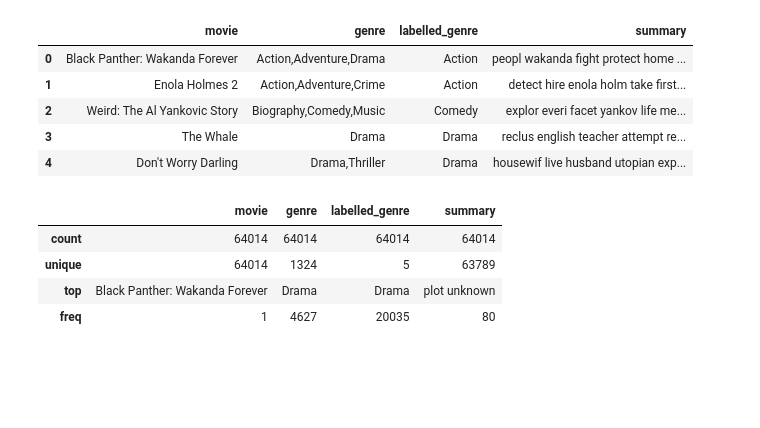
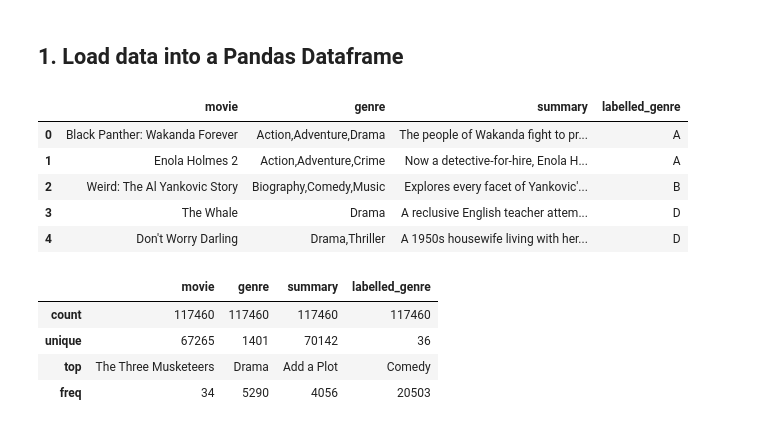
Before and after one commit to OrionStar25/CS5242-Final-Project, a Jupyter notebook: data_visualization.ipynb, the cells around one changed output. Cells and saved outputs as stored; diff of their text form; code cells hidden in the pictures; blank space fills up the shorter version.

Commit message:
Create final notebook for data_visualization

```diff
--- a/data_visualization.ipynb
+++ b/data_visualization.ipynb
@@ -12,22 +19,24 @@ from tqdm import tqdm
+# %% [markdown]
+## 1. Load data into a Pandas Dataframe
 # %%
 # from google.colab import drive
 # drive.mount('/content/drive')
 # %%
-file_path= 'data/cleaned_imdb.csv'
+file_path= 'data/collected_imdb.csv'
 movies = pd.read_csv(file_path, index_col=0)
 movies.head()
 # %% [output]
-|  | movie | genre | labelled_genre | summary |
-| 0 | Black Panther: Wakanda Forever | Action,Adventure,Drama | Action | peopl wakanda fight protect home ... |
-| 1 | Enola Holmes 2 | Action,Adventure,Crime | Action | detect hire enola holm take first... |
-| 2 | Weird: The Al Yankovic Story | Biography,Comedy,Music | Comedy | explor everi facet yankov life me... |
-| 3 | The Whale | Drama | Drama | reclus english teacher attempt re... |
-| 4 | Don't Worry Darling | Drama,Thriller | Drama | housewif live husband utopian exp... |
+|  | movie | genre | summary | labelled_genre |
+| 0 | Black Panther: Wakanda Forever | Action,Adventure,Drama | The people of Wakanda fight to pr... | A |
+| 1 | Enola Holmes 2 | Action,Adventure,Crime | Now a detective-for-hire, Enola H... | A |
+| 2 | Weird: The Al Yankovic Story | Biography,Comedy,Music | Explores every facet of Yankovic'... | B |
+| 3 | The Whale | Drama | A reclusive English teacher attem... | D |
+| 4 | Don't Worry Darling | Drama,Thriller | A 1950s housewife living with her... | D |
 # %%
 movies.describe()
 # %% [output]
-|  | movie | genre | labelled_genre | summary |
-| count | 64014 | 64014 | 64014 | 64014 |
-| unique | 64014 | 1324 | 5 | 63789 |
-| top | Black Panther: Wakanda Forever | Drama | Drama | plot unknown |
-| freq | 1 | 4627 | 20035 | 80 |
+|  | movie | genre | summary | labelled_genre |
+| count | 117460 | 117460 | 117460 | 117460 |
+| unique | 67265 | 1401 | 70142 | 36 |
+| top | The Three Musketeers | Drama | Add a Plot | Comedy |
+| freq | 34 | 5290 | 4056 | 20503 |
```
Also changed, not shown: parts of 26 cells of this notebook, 4 other files.
